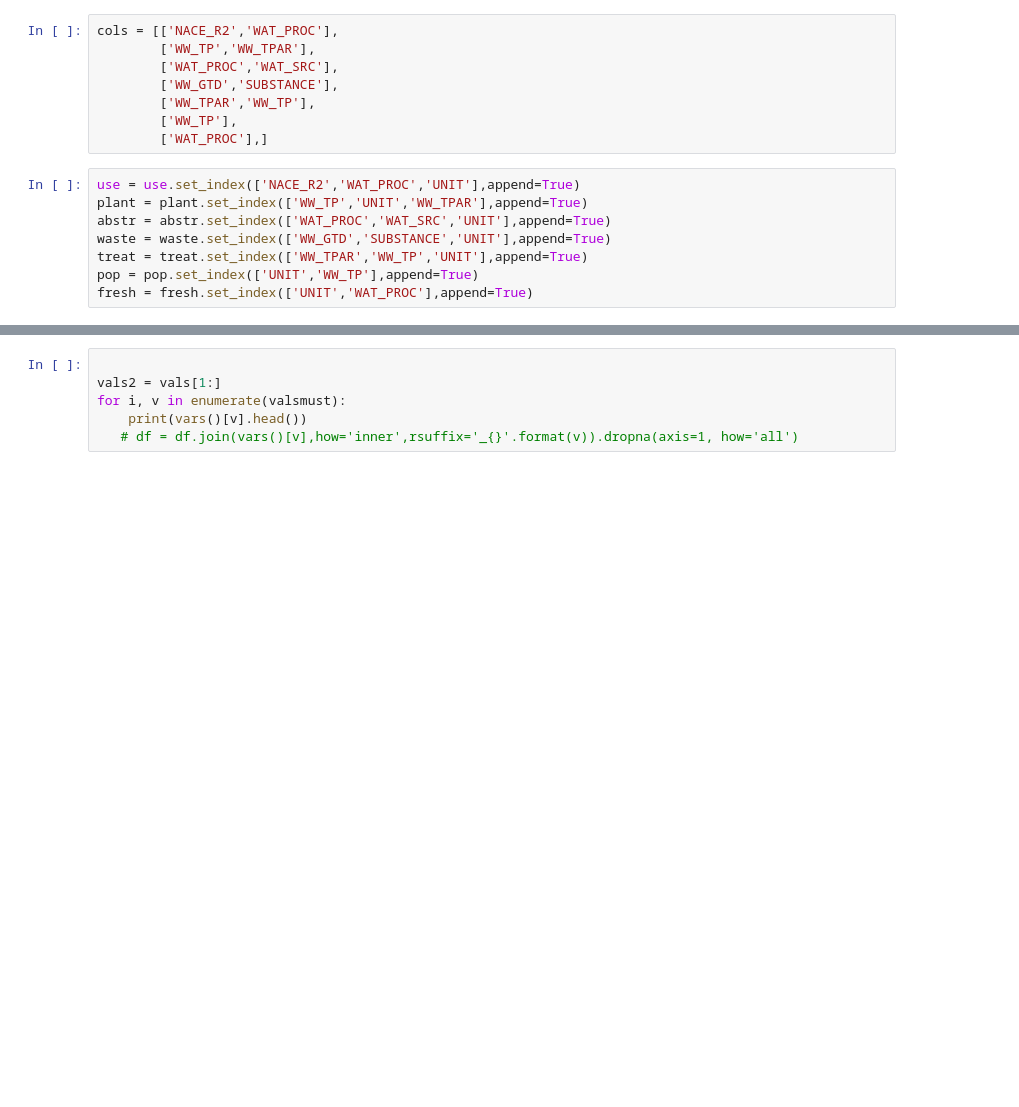
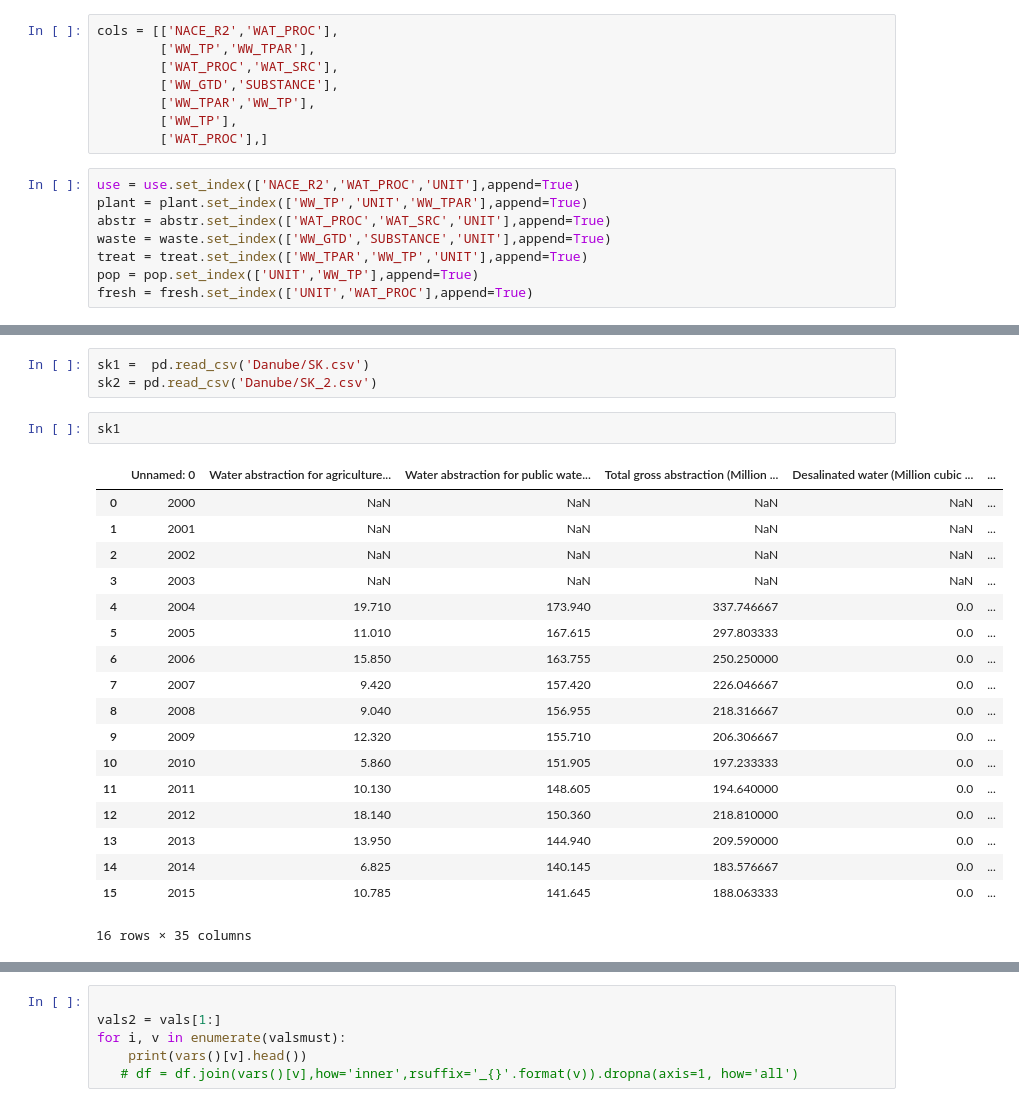
Before and after one commit to ekaterinailin/dustycrocodile, a Jupyter notebook: ekaterina_workspace.ipynb, the cells around one changed output, grey strips where cells are left out. Cells and saved outputs as stored; diff of their text form; blank space fills up the shorter version.

```diff
--- a/ekaterina_workspace.ipynb
+++ b/ekaterina_workspace.ipynb
@@ -124,0 +161,24 @@ params.tail(4)
+# %%
+sk1 =  pd.read_csv('Danube/SK.csv')
+sk2 = pd.read_csv('Danube/SK_2.csv')
+# %%
+sk1
+# %% [output]
+|  | Unnamed: 0 | Water abstraction for agriculture... | Water abstraction for public wate... | Total gross abstraction (Million ... | Desalinated water (Million cubic ... | ... |
+| 0 | 2000 | NaN | NaN | NaN | NaN | ... |
+| 1 | 2001 | NaN | NaN | NaN | NaN | ... |
+| 2 | 2002 | NaN | NaN | NaN | NaN | ... |
+| 3 | 2003 | NaN | NaN | NaN | NaN | ... |
+| 4 | 2004 | 19.710 | 173.940 | 337.746667 | 0.0 | ... |
+| 5 | 2005 | 11.010 | 167.615 | 297.803333 | 0.0 | ... |
+| 6 | 2006 | 15.850 | 163.755 | 250.250000 | 0.0 | ... |
+| 7 | 2007 | 9.420 | 157.420 | 226.046667 | 0.0 | ... |
+| 8 | 2008 | 9.040 | 156.955 | 218.316667 | 0.0 | ... |
+| 9 | 2009 | 12.320 | 155.710 | 206.306667 | 0.0 | ... |
+| 10 | 2010 | 5.860 | 151.905 | 197.233333 | 0.0 | ... |
+| 11 | 2011 | 10.130 | 148.605 | 194.640000 | 0.0 | ... |
+| 12 | 2012 | 18.140 | 150.360 | 218.810000 | 0.0 | ... |
+| 13 | 2013 | 13.950 | 144.940 | 209.590000 | 0.0 | ... |
+| 14 | 2014 | 6.825 | 140.145 | 183.576667 | 0.0 | ... |
+| 15 | 2015 | 10.785 | 141.645 | 188.063333 | 0.0 | ... |
+16 rows × 35 columns
```
Also changed, not shown: parts of 8 cells of this notebook, 3 other files.
